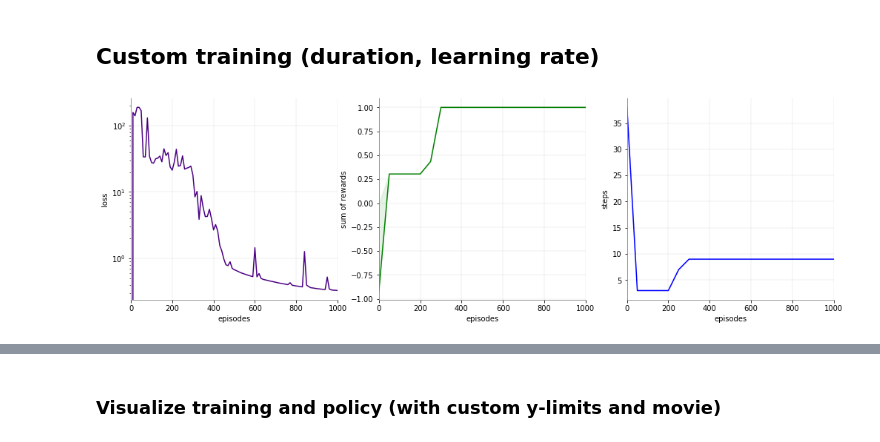
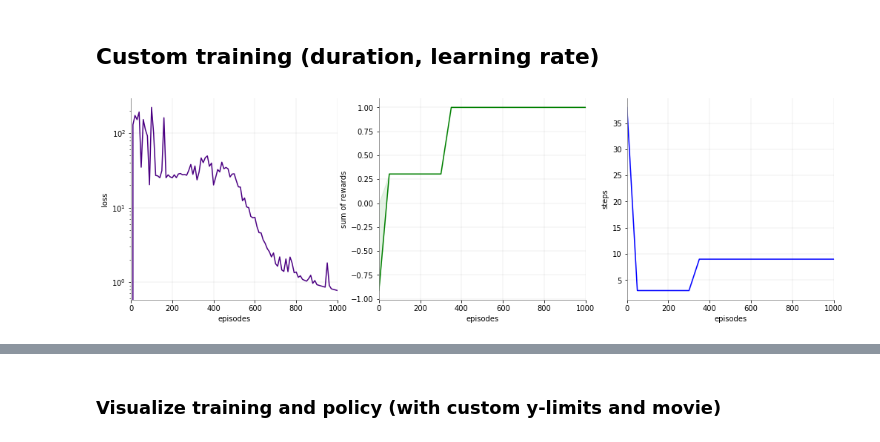
Before and after one commit to DJCordhose/ml-workshop, a Jupyter notebook: notebooks/rl/line.ipynb, the cells around one changed output, grey strips where cells are left out. Saved outputs shown, nothing was run; the diff lists cells and outputs as text; code cells hidden in the pictures.

```diff
--- a/notebooks/rl/line.ipynb
+++ b/notebooks/rl/line.ipynb
@@ -314,18 +314,18 @@ ppoAgent.train()
 from easyagents.tfagents import PpoAgent
 from easyagents.config import Training
 
-training=Training( num_iterations = 100,
+training=Training( num_iterations = 50,
                    num_episodes_per_iteration = 10,
                    max_steps_per_episode = 50,
                    num_epochs_per_iteration = 5 )
 # %%
 %%time
 
 ppoAgent = PpoAgent(    gym_env_name = env_name,
-                        fc_layers=(500,500,500),
+                        fc_layers=(500,500),
                         training=training,
                         learning_rate=1e-4
                    )
 ppoAgent.train()
 # %% [output]
-[figure, old version]
+[figure, new version]
```
Also changed, not shown: parts of 7 cells of this notebook.
